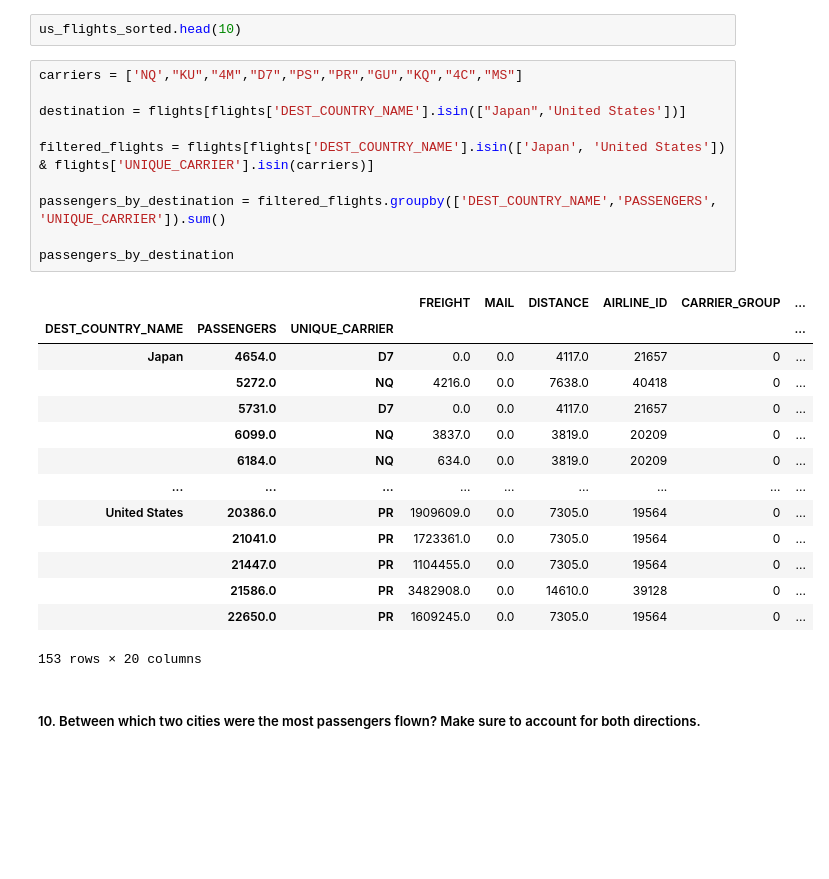
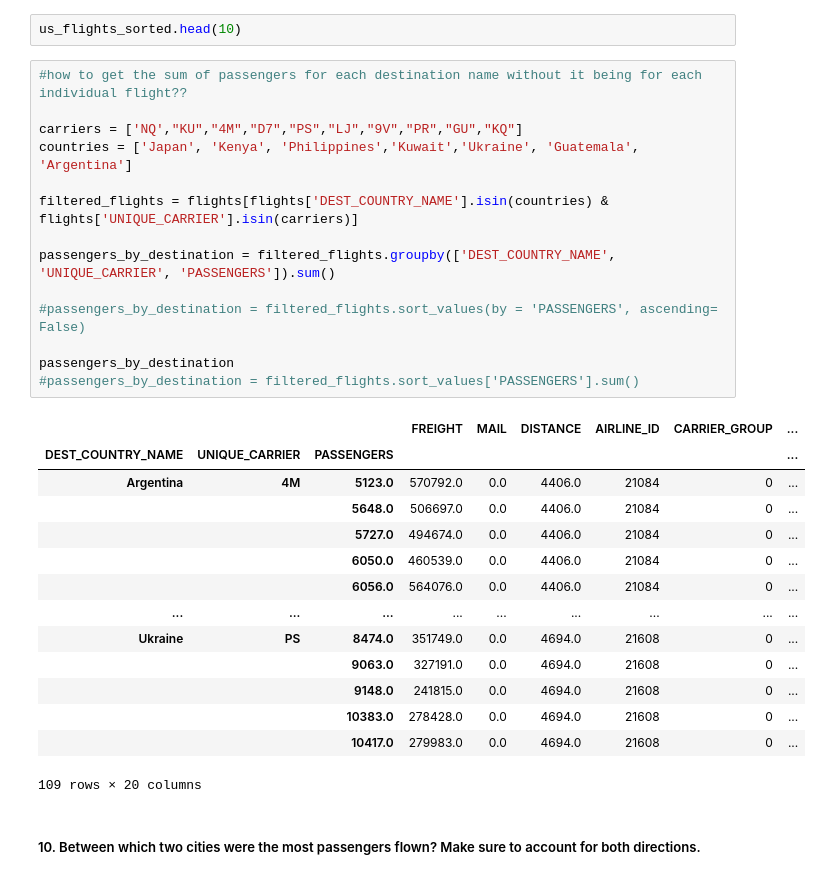
Before and after one commit to dmdigrande/dmdigrande.github.io, a Jupyter notebook: week1-assignment1-pandas-exercises.ipynb, the cells around one changed output. Saved outputs shown, nothing was run; the diff lists cells and outputs as text; blank space fills up the shorter version.

```diff
--- a/week1-assignment1-pandas-exercises.ipynb
+++ b/week1-assignment1-pandas-exercises.ipynb
@@ -194,29 +198,33 @@ popular_destination.head(1)
 # %%
 us_flights_sorted.head(10)
 # %%
-carriers = ['NQ',"KU","4M","D7","PS","PR","GU","KQ","4C","MS"]
+#how to get the sum of passengers for each destination name without it being for each individual flight??
 
-destination = flights[flights['DEST_COUNTRY_NAME'].isin(["Japan",'United States'])]
+carriers = ['NQ',"KU","4M","D7","PS","LJ","9V","PR","GU","KQ"]
+countries = ['Japan', 'Kenya', 'Philippines','Kuwait','Ukraine', 'Guatemala', 'Argentina']
 
-filtered_flights = flights[flights['DEST_COUNTRY_NAME'].isin(['Japan', 'United States']) & flights['UNIQUE_CARRIER'].isin(carriers)]
+filtered_flights = flights[flights['DEST_COUNTRY_NAME'].isin(countries) & flights['UNIQUE_CARRIER'].isin(carriers)]
 
-passengers_by_destination = filtered_flights.groupby(['DEST_COUNTRY_NAME','PASSENGERS', 'UNIQUE_CARRIER']).sum()
+passengers_by_destination = filtered_flights.groupby(['DEST_COUNTRY_NAME', 'UNIQUE_CARRIER', 'PASSENGERS']).sum()
+
+#passengers_by_destination = filtered_flights.sort_values(by = 'PASSENGERS', ascending= False)
 
 passengers_by_destination
+#passengers_by_destination = filtered_flights.sort_values['PASSENGERS'].sum()
 # %% [output]
 |  |  |  | FREIGHT | MAIL | DISTANCE | AIRLINE_ID | CARRIER_GROUP | ... |
-| DEST_COUNTRY_NAME | PASSENGERS | UNIQUE_CARRIER |  |  |  |  |  | ... |
-| Japan | 4654.0 | D7 | 0.0 | 0.0 | 4117.0 | 21657 | 0 | ... |
-|  | 5272.0 | NQ | 4216.0 | 0.0 | 7638.0 | 40418 | 0 | ... |
-|  | 5731.0 | D7 | 0.0 | 0.0 | 4117.0 | 21657 | 0 | ... |
-|  | 6099.0 | NQ | 3837.0 | 0.0 | 3819.0 | 20209 | 0 | ... |
-|  | 6184.0 | NQ | 634.0 | 0.0 | 3819.0 | 20209 | 0 | ... |
+| DEST_COUNTRY_NAME | UNIQUE_CARRIER | PASSENGERS |  |  |  |  |  | ... |
+| Argentina | 4M | 5123.0 | 570792.0 | 0.0 | 4406.0 | 21084 | 0 | ... |
+|  |  | 5648.0 | 506697.0 | 0.0 | 4406.0 | 21084 | 0 | ... |
+|  |  | 5727.0 | 494674.0 | 0.0 | 4406.0 | 21084 | 0 | ... |
+|  |  | 6050.0 | 460539.0 | 0.0 | 4406.0 | 21084 | 0 | ... |
+|  |  | 6056.0 | 564076.0 | 0.0 | 4406.0 | 21084 | 0 | ... |
 | ... | ... | ... | ... | ... | ... | ... | ... | ... |
-| United States | 20386.0 | PR | 1909609.0 | 0.0 | 7305.0 | 19564 | 0 | ... |
-|  | 21041.0 | PR | 1723361.0 | 0.0 | 7305.0 | 19564 | 0 | ... |
-|  | 21447.0 | PR | 1104455.0 | 0.0 | 7305.0 | 19564 | 0 | ... |
-|  | 21586.0 | PR | 3482908.0 | 0.0 | 14610.0 | 39128 | 0 | ... |
-|  | 22650.0 | PR | 1609245.0 | 0.0 | 7305.0 | 19564 | 0 | ... |
+| Ukraine | PS | 8474.0 | 351749.0 | 0.0 | 4694.0 | 21608 | 0 | ... |
+|  |  | 9063.0 | 327191.0 | 0.0 | 4694.0 | 21608 | 0 | ... |
+|  |  | 9148.0 | 241815.0 | 0.0 | 4694.0 | 21608 | 0 | ... |
+|  |  | 10383.0 | 278428.0 | 0.0 | 4694.0 | 21608 | 0 | ... |
+|  |  | 10417.0 | 279983.0 | 0.0 | 4694.0 | 21608 | 0 | ... |
-153 rows × 20 columns
+109 rows × 20 columns
 # %% [markdown]
 ##### 10. Between which two cities were the most passengers flown? Make sure to account for both directions.
```
Also changed, not shown: parts of 13 cells of this notebook.
